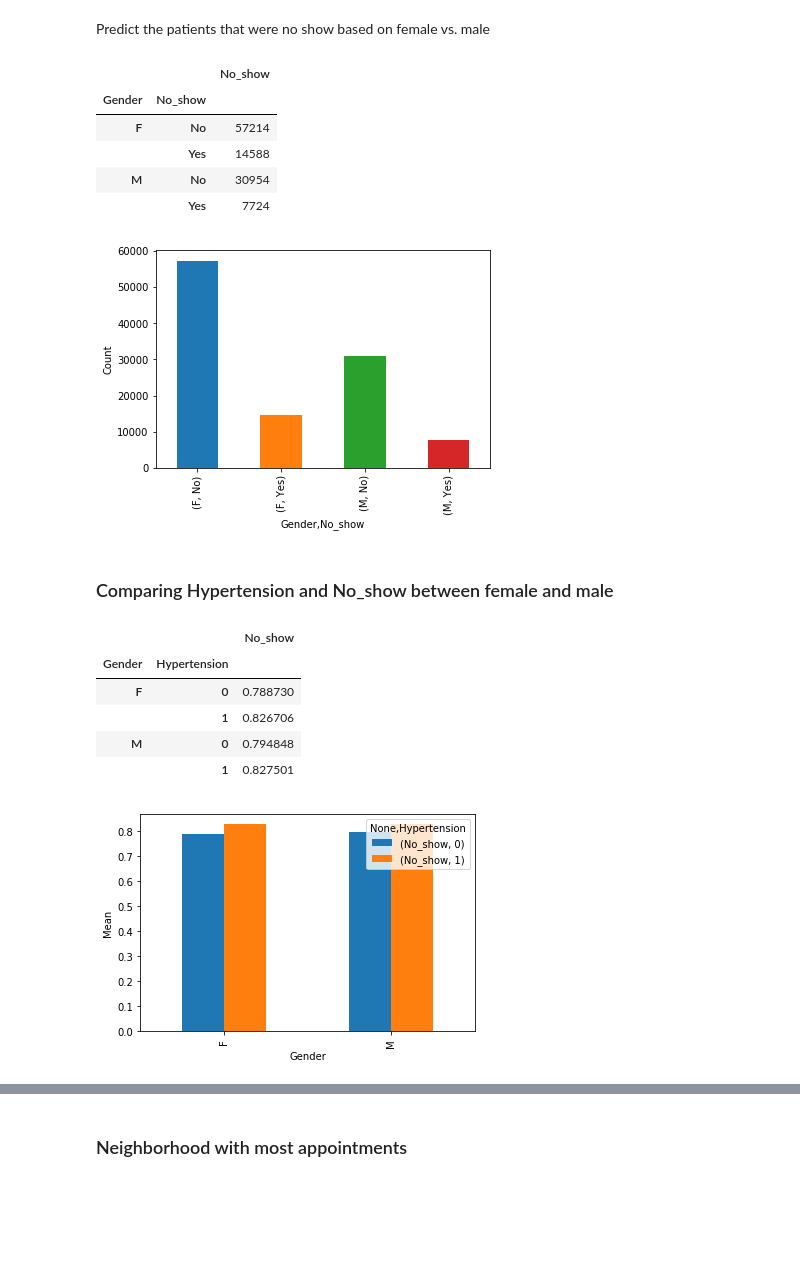
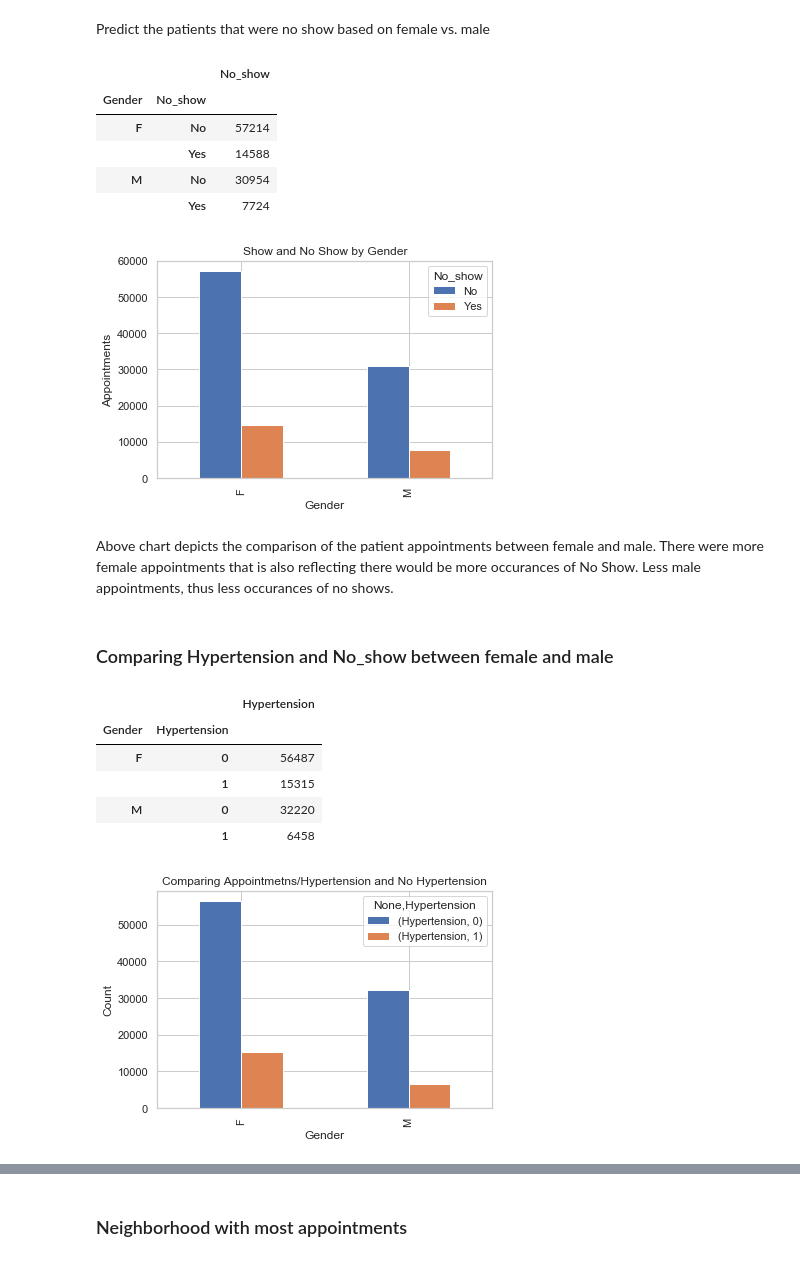
Before and after one commit to soto2422/Project-Investigate-a-Dataset, a Jupyter notebook: Final Project - Data Analyst.ipynb, the cells around one changed output, grey strips where cells are left out. Saved outputs shown, nothing was run; the diff lists cells and outputs as text; code cells hidden in the pictures; blank space fills up the shorter version.

```diff
--- a/Final Project - Data Analyst.ipynb
+++ b/Final Project - Data Analyst.ipynb
@@ -222,27 +228,29 @@ plt.show()
 # %% [markdown]
 Predict the patients that were no show based on female vs. male
 # %%
-df.groupby(['Gender','No_show'])['No_show'].count().plot(kind='bar').set_ylabel('Count')
+df.groupby(['Gender','No_show'])['No_show'].count().unstack().plot(kind='bar',title='Show and No Show by Gender').set_ylabel('Appointments')
 df.groupby(['Gender','No_show'])[['No_show']].count()
 # %% [output]
 |  |  | No_show |
 | Gender | No_show |  |
 | F | No | 57214 |
 |  | Yes | 14588 |
 | M | No | 30954 |
 |  | Yes | 7724 |
-[figure, old version]
+[figure, new version]
+# %% [markdown]
+Above chart depicts the comparison of the patient appointments between female and male. There were more female appointments that is also reflecting there would be more occurances of No Show. Less male appointments, thus less occurances of no shows.
 # %% [markdown]
 ### Comparing Hypertension and No_show between female and male
 # %%
 df['No_show']=pd.get_dummies(df['No_show'])
-df.groupby(['Gender','Hypertension'])[['No_show']].mean().unstack().plot(kind='bar').set_ylabel('Mean')
-df.groupby(['Gender','Hypertension'])[['No_show']].mean()
+df.groupby(['Gender','Hypertension'])[['Hypertension']].count().unstack().plot(kind='bar',title='Comparing Appointmetns/Hypertension and No Hypertension').set_ylabel('Count')
+df.groupby(['Gender','Hypertension'])[['Hypertension']].count()
 # %% [output]
-|  |  | No_show |
+|  |  | Hypertension |
 | Gender | Hypertension |  |
-| F | 0 | 0.788730 |
-|  | 1 | 0.826706 |
-| M | 0 | 0.794848 |
-|  | 1 | 0.827501 |
+| F | 0 | 56487 |
+|  | 1 | 15315 |
+| M | 0 | 32220 |
+|  | 1 | 6458 |
-[figure, old version]
+[figure, new version]
```
Also changed, not shown: parts of 21 cells of this notebook.
